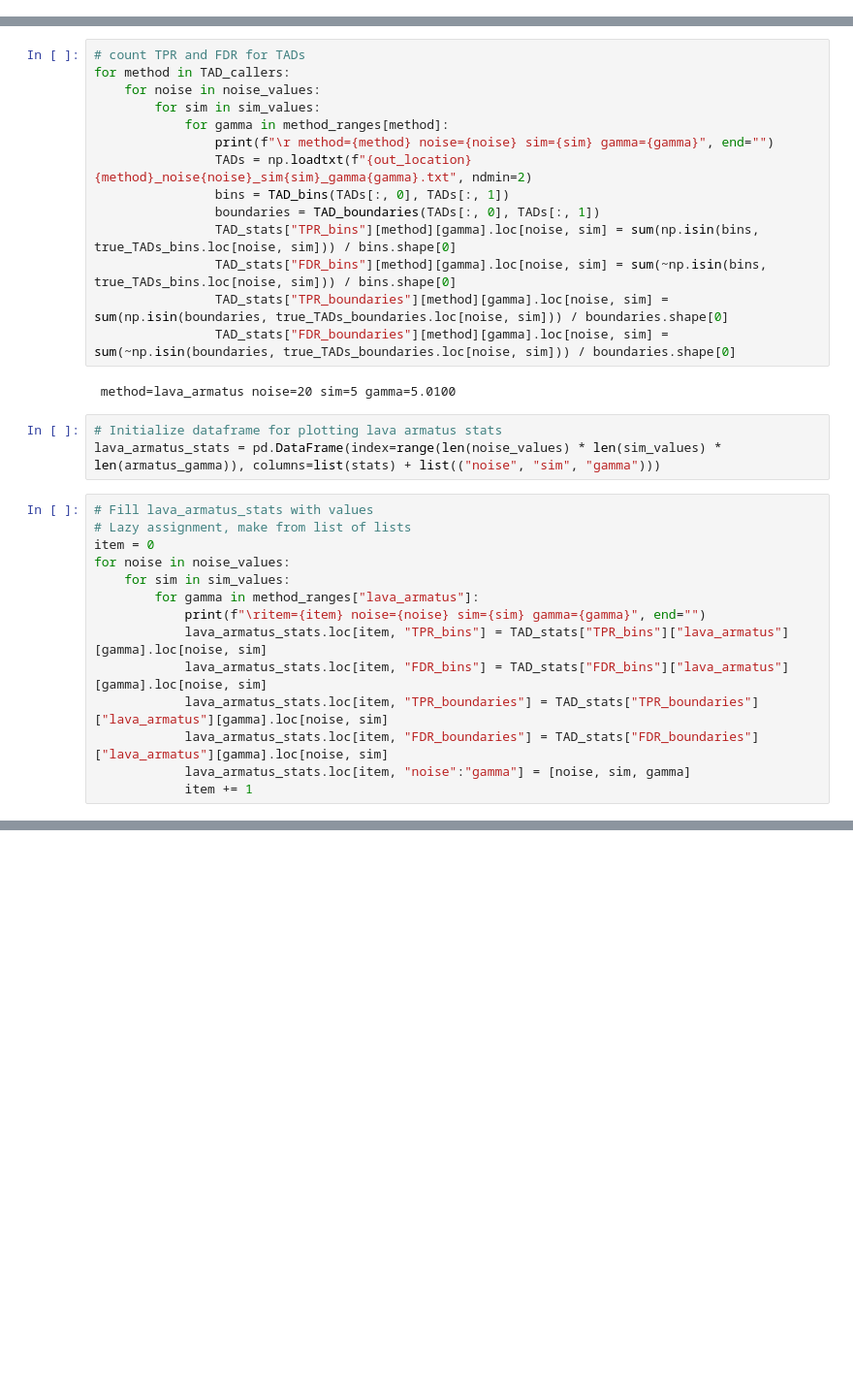
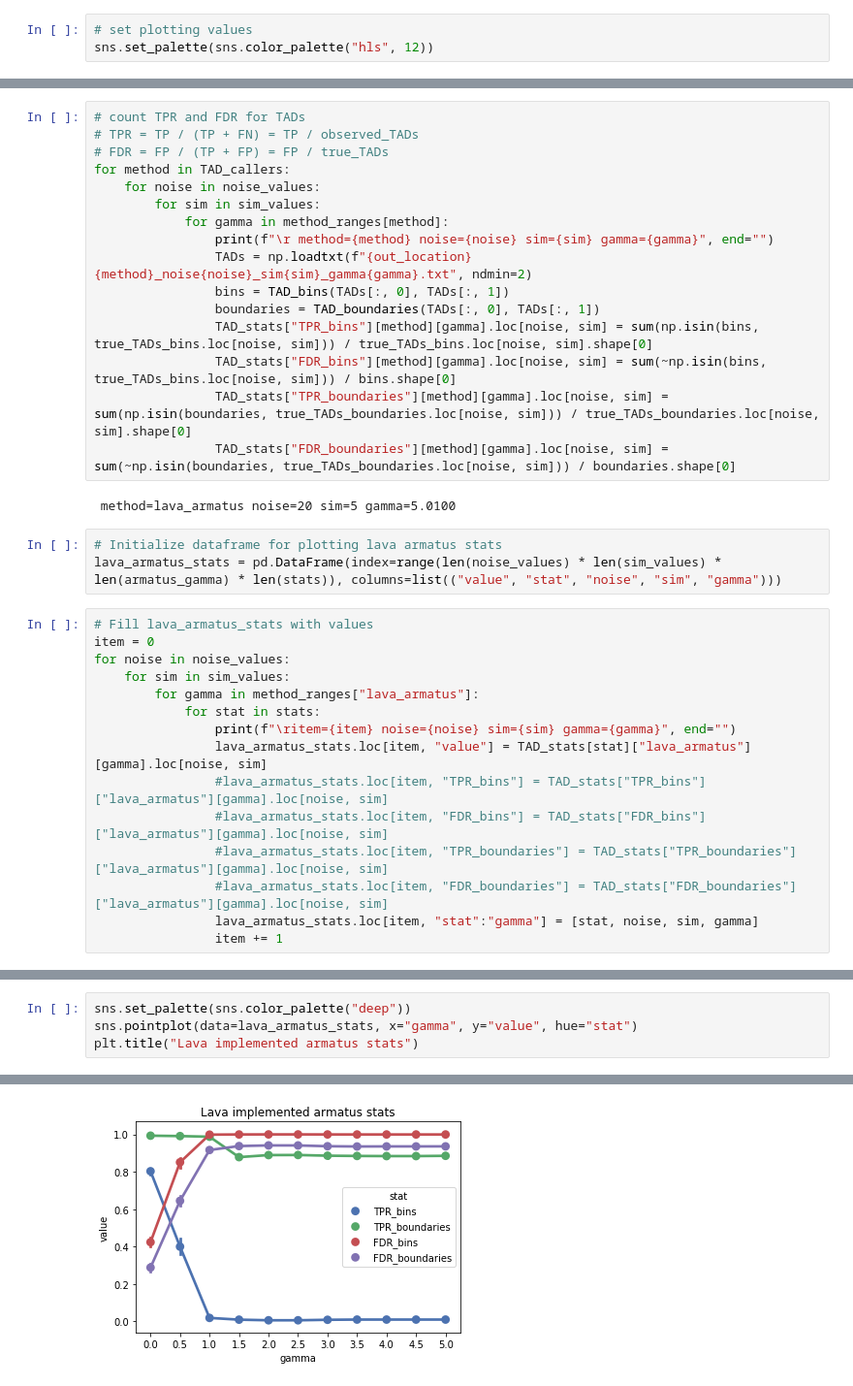
Before and after one commit to dmitrymyl/TADselect, a Jupyter notebook: sim_TADs/Analyze_sim_TADs.ipynb, the cells around one changed output, grey strips where cells are left out. Shown: that part at 97% size. Saved outputs shown, nothing was run; the diff lists cells and outputs as text; blank space fills up the shorter version.

```diff
--- a/sim_TADs/Analyze_sim_TADs.ipynb
+++ b/sim_TADs/Analyze_sim_TADs.ipynb
@@ -20,6 +21,9 @@ TAD_callers = ("lava_modularity", "lava_armatus")
 # set range of gammas for methods
 armatus_gamma = [i / 2 for i in range(11)]
 modularity_gamma = list(range(101))
+# %%
+# set plotting values
+sns.set_palette(sns.color_palette("hls", 12))
 # %%
 # custom functions
 vector_str = np.vectorize(str)
@@ -60,6 +64,8 @@ method_ranges = {"armatus":armatus_gamma, "lava_modularity":modularity_gamma, "l
 TAD_stats = {stat:{method:{gamma:pd.DataFrame(index=noise_values, columns=sim_values) for gamma in method_ranges[method]} for method in TAD_callers} for stat in stats}
 # %%
 # count TPR and FDR for TADs
+# TPR = TP / (TP + FN) = TP / observed_TADs
+# FDR = FP / (TP + FP) = FP / true_TADs
 for method in TAD_callers:
     for noise in noise_values:
         for sim in sim_values:
@@ -68,27 +74,28 @@ for method in TAD_callers:
                 TADs = np.loadtxt(f"{out_location}{method}_noise{noise}_sim{sim}_gamma{gamma}.txt", ndmin=2)
                 bins = TAD_bins(TADs[:, 0], TADs[:, 1])
                 boundaries = TAD_boundaries(TADs[:, 0], TADs[:, 1])
-                TAD_stats["TPR_bins"][method][gamma].loc[noise, sim] = sum(np.isin(bins, true_TADs_bins.loc[noise, sim])) / bins.shape[0]
+                TAD_stats["TPR_bins"][method][gamma].loc[noise, sim] = sum(np.isin(bins, true_TADs_bins.loc[noise, sim])) / true_TADs_bins.loc[noise, sim].shape[0]
                 TAD_stats["FDR_bins"][method][gamma].loc[noise, sim] = sum(~np.isin(bins, true_TADs_bins.loc[noise, sim])) / bins.shape[0]
-                TAD_stats["TPR_boundaries"][method][gamma].loc[noise, sim] = sum(np.isin(boundaries, true_TADs_boundaries.loc[noise, sim])) / boundaries.shape[0]
+                TAD_stats["TPR_boundaries"][method][gamma].loc[noise, sim] = sum(np.isin(boundaries, true_TADs_boundaries.loc[noise, sim])) / true_TADs_boundaries.loc[noise, sim].shape[0]
                 TAD_stats["FDR_boundaries"][method][gamma].loc[noise, sim] = sum(~np.isin(boundaries, true_TADs_boundaries.loc[noise, sim])) / boundaries.shape[0]
 # %% [output]
  method=lava_armatus noise=20 sim=5 gamma=5.0100
 # %%
 # Initialize dataframe for plotting lava armatus stats
-lava_armatus_stats = pd.DataFrame(index=range(len(noise_values) * len(sim_values) * len(armatus_gamma)), columns=list(stats) + list(("noise", "sim", "gamma")))
+lava_armatus_stats = pd.DataFrame(index=range(len(noise_values) * len(sim_values) * len(armatus_gamma) * len(stats)), columns=list(("value", "stat", "noise", "sim", "gamma")))
 # %%
 # Fill lava_armatus_stats with values
-# Lazy assignment, make from list of lists
 item = 0
 for noise in noise_values:
     for sim in sim_values:
         for gamma in method_ranges["lava_armatus"]:
-            print(f"\ritem={item} noise={noise} sim={sim} gamma={gamma}", end="")
-            lava_armatus_stats.loc[item, "TPR_bins"] = TAD_stats["TPR_bins"]["lava_armatus"][gamma].loc[noise, sim]
-            lava_armatus_stats.loc[item, "FDR_bins"] = TAD_stats["FDR_bins"]["lava_armatus"][gamma].loc[noise, sim]
-            lava_armatus_stats.loc[item, "TPR_boundaries"] = TAD_stats["TPR_boundaries"]["lava_armatus"][gamma].loc[noise, sim]
-            lava_armatus_stats.loc[item, "FDR_boundaries"] = TAD_stats["FDR_boundaries"]["lava_armatus"][gamma].loc[noise, sim]
-            lava_armatus_stats.loc[item, "noise":"gamma"] = [noise, sim, gamma]
-            item += 1
+            for stat in stats:
+                print(f"\ritem={item} noise={noise} sim={sim} gamma={gamma}", end="")
+                lava_armatus_stats.loc[item, "value"] = TAD_stats[stat]["lava_armatus"][gamma].loc[noise, sim]
+                #lava_armatus_stats.loc[item, "TPR_bins"] = TAD_stats["TPR_bins"]["lava_armatus"][gamma].loc[noise, sim]
+                #lava_armatus_stats.loc[item, "FDR_bins"] = TAD_stats["FDR_bins"]["lava_armatus"][gamma].loc[noise, sim]
+                #lava_armatus_stats.loc[item, "TPR_boundaries"] = TAD_stats["TPR_boundaries"]["lava_armatus"][gamma].loc[noise, sim]
+                #lava_armatus_stats.loc[item, "FDR_boundaries"] = TAD_stats["FDR_boundaries"]["lava_armatus"][gamma].loc[noise, sim]
+                lava_armatus_stats.loc[item, "stat":"gamma"] = [stat, noise, sim, gamma]
+                item += 1
 # %% [output]
@@ -116,0 +103,5 @@ lava_armatus_stats.loc[zero_gamma]
+# %%
+sns.set_palette(sns.color_palette("deep"))
+sns.pointplot(data=lava_armatus_stats, x="gamma", y="value", hue="stat")
+plt.title("Lava implemented armatus stats")
+# %% [output]
@@ -116,0 +109 @@ lava_armatus_stats.loc[zero_gamma]
+[figure, added]
```
Also changed, not shown: parts of 5 cells of this notebook.
